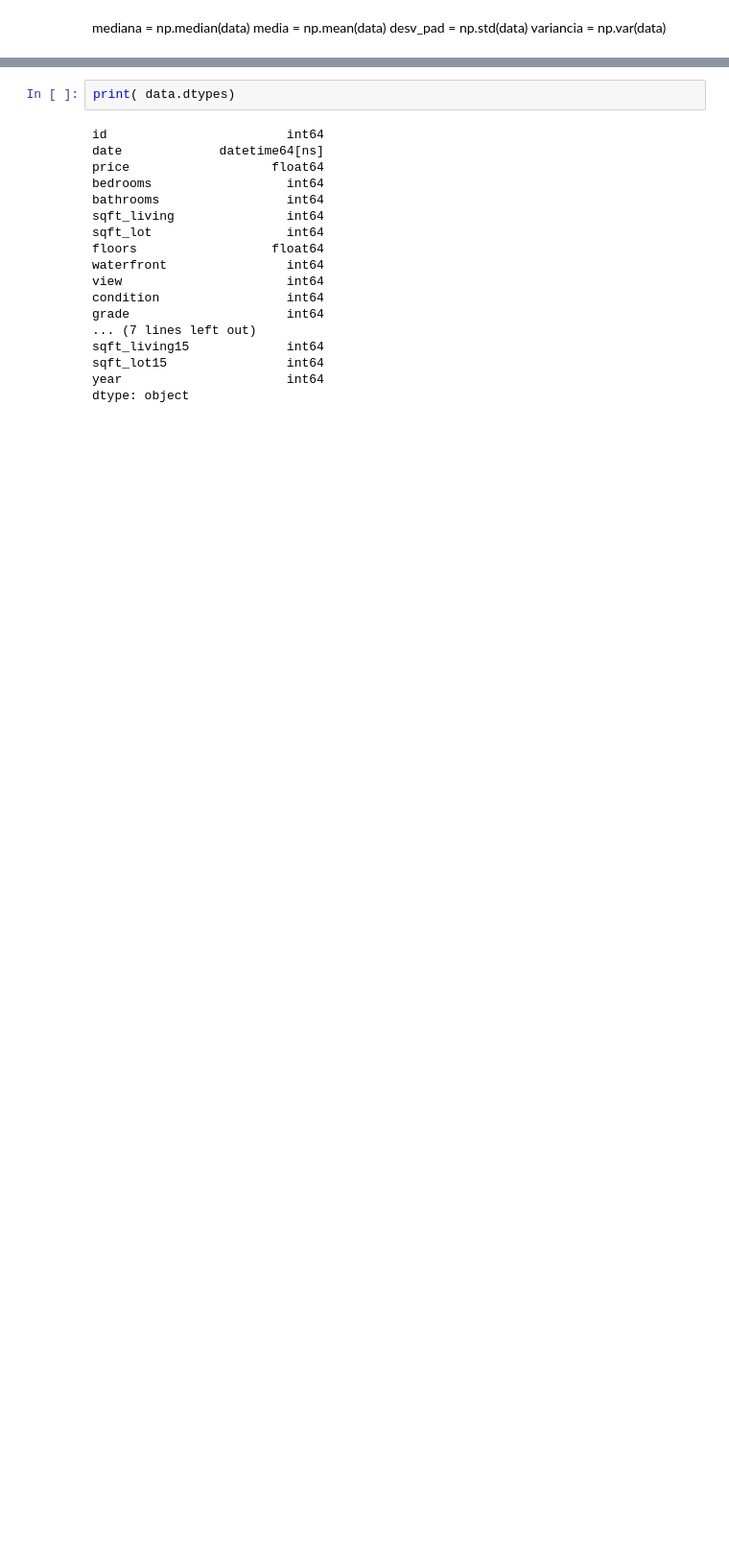
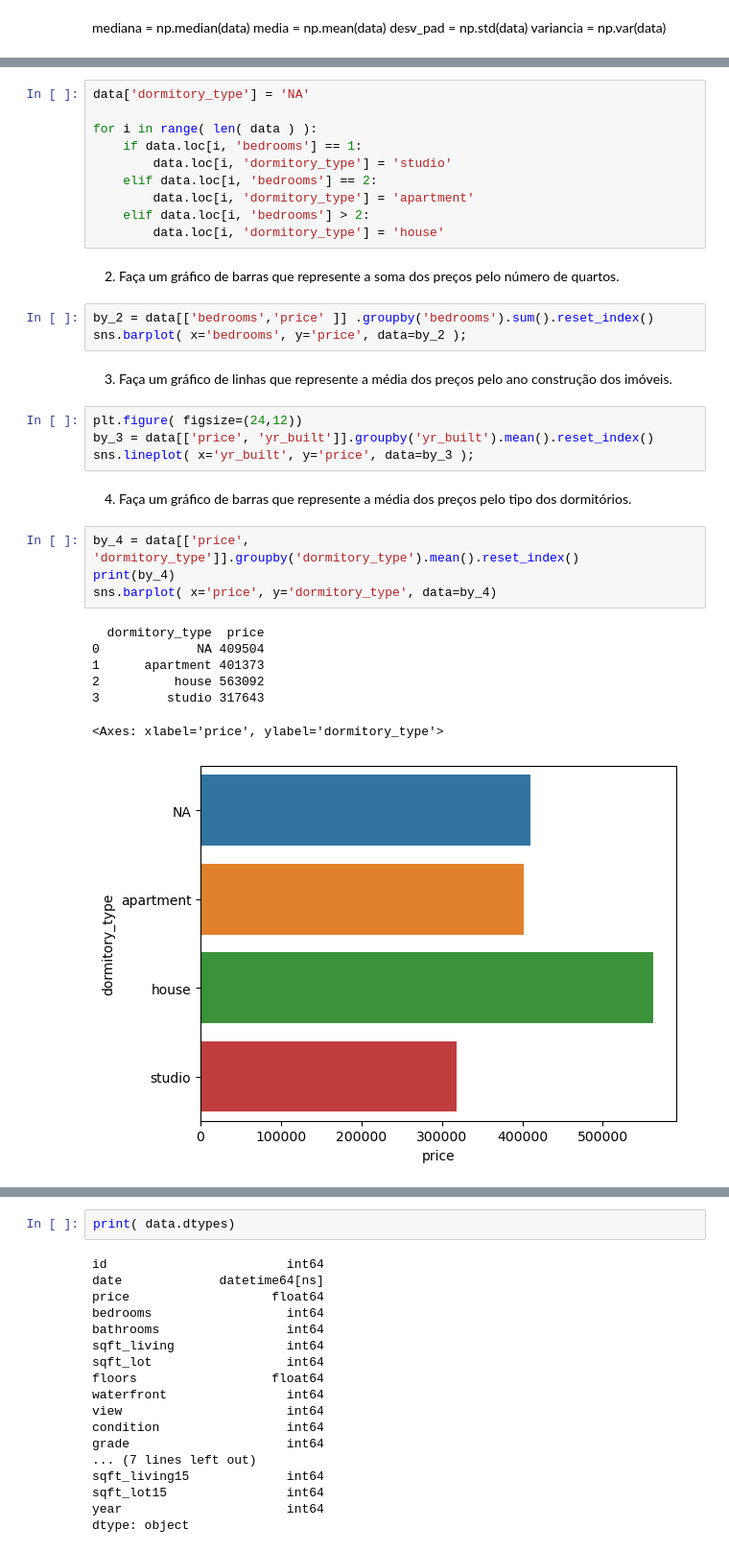
Before and after one commit to siquette/Analise-de-Dados-com-Python, a Jupyter notebook: m2/Módulo_03_Estruturas_de_dados.ipynb, the cells around one changed output, grey strips where cells are left out. Shown at 96% size. Drawn from its saved outputs; the diff is of its cells as text; blank space fills up the shorter version.

```diff
--- a/m2/Módulo_03_Estruturas_de_dados.ipynb
+++ b/m2/Módulo_03_Estruturas_de_dados.ipynb
@@ -266,0 +289,35 @@ variancia = np.var(data)
+# %%
+data['dormitory_type'] = 'NA'
+
+for i in range( len( data ) ):
+    if data.loc[i, 'bedrooms'] == 1:
+        data.loc[i, 'dormitory_type'] = 'studio'
+    elif data.loc[i, 'bedrooms'] == 2:
+        data.loc[i, 'dormitory_type'] = 'apartment'
+    elif data.loc[i, 'bedrooms'] > 2:
+        data.loc[i, 'dormitory_type'] = 'house'
+# %% [markdown]
+2. Faça um gráfico de barras que represente a soma dos preços pelo número de quartos.
+# %%
+by_2 = data[['bedrooms','price' ]] .groupby('bedrooms').sum().reset_index()
+sns.barplot( x='bedrooms', y='price', data=by_2 );
+# %% [markdown]
+3. Faça um gráfico de linhas que represente a média dos preços pelo ano construção dos imóveis.
+# %%
+plt.figure( figsize=(24,12))
+by_3 = data[['price', 'yr_built']].groupby('yr_built').mean().reset_index()
+sns.lineplot( x='yr_built', y='price', data=by_3 );
+# %% [markdown]
+4. Faça um gráfico de barras que represente a média dos preços pelo tipo dos dormitórios.
+# %%
+by_4 = data[['price', 'dormitory_type']].groupby('dormitory_type').mean().reset_index()
+print(by_4)
+sns.barplot( x='price', y='dormitory_type', data=by_4)
+# %% [output]
+  dormitory_type  price
+0             NA 409504
+1      apartment 401373
+2          house 563092
+3         studio 317643
+<Axes: xlabel='price', ylabel='dormitory_type'>
+[figure, added]
```
Also changed, not shown: parts of 7 cells of this notebook.
